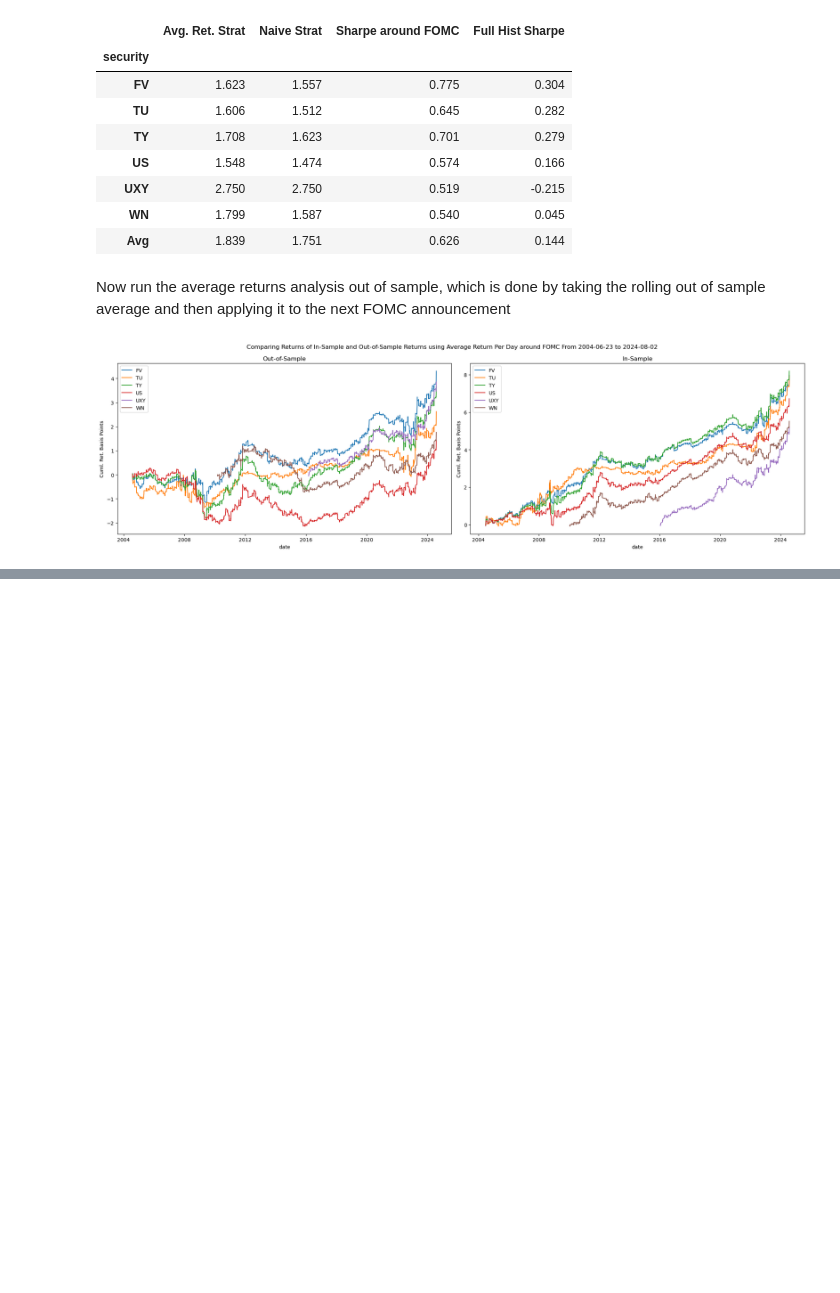
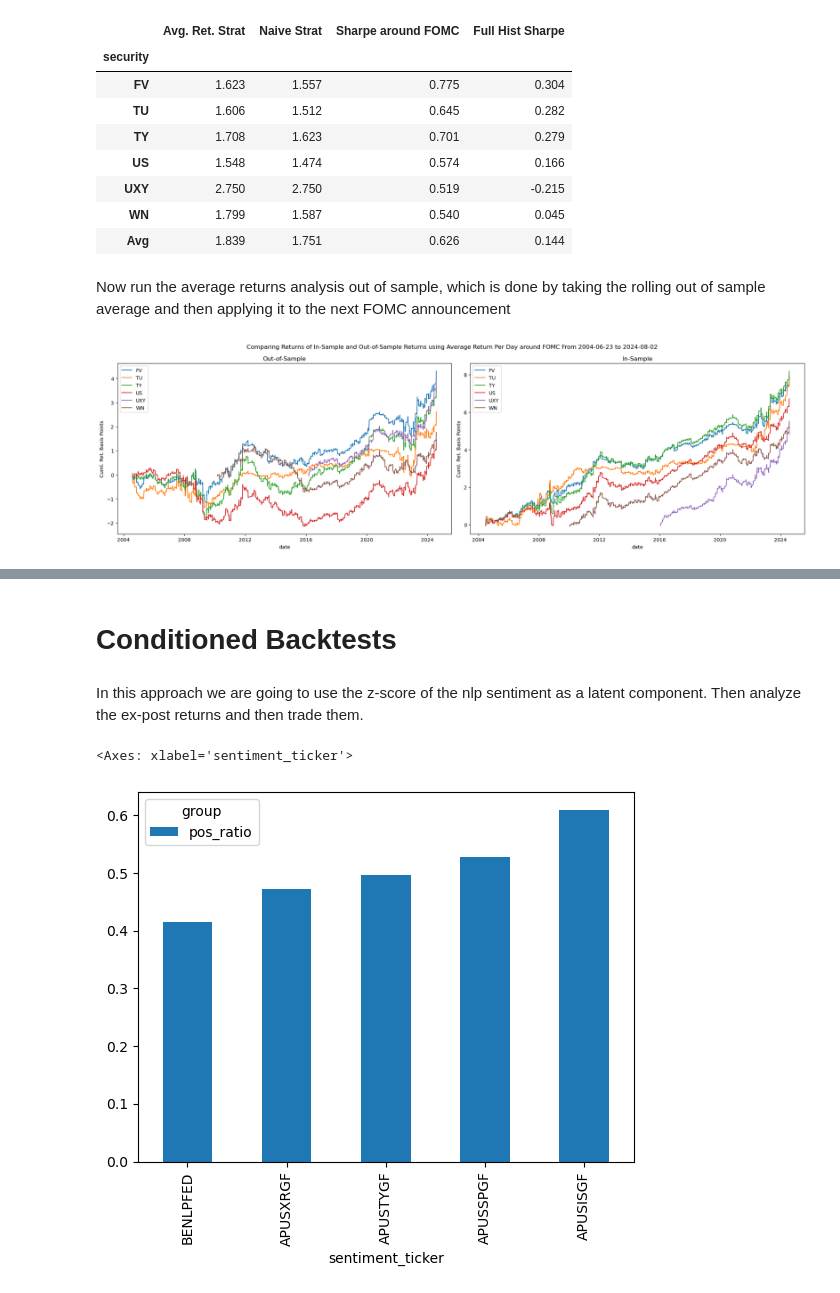
Before and after one commit to diegodalvarez/FOMCDrift, a Jupyter notebook: notebooks/backtests/InitialTsyBacktests.ipynb, the cells around one changed output, grey strips where cells are left out. Drawn from its saved outputs; the diff is of its cells as text; code cells hidden in the pictures; blank space fills up the shorter version.

Commit message:
consolidate backtest 1

```diff
--- a/notebooks/backtests/InitialTsyBacktests.ipynb
+++ b/notebooks/backtests/InitialTsyBacktests.ipynb
@@ -219,0 +234,29 @@ SyntaxError: invalid syntax (834972300.py, line 10)
+# %% [markdown]
+# Conditioned Backtests
+# %% [markdown]
+In this approach we are going to use the z-score of the nlp sentiment as a latent component. Then analyze the ex-post returns and then trade them.
+# %%
+processed_path = os.path.join(process_path, "ProcessedSentimentData.parquet")
+df_zscore      = (pd.read_parquet(
+    path = processed_path, engine = "pyarrow")
+    [["date", "security", "lag_zscore"]])
+# %%
+df_event_group = (df_dates.query(
+    "day == day.max()").
+    merge(right = df_zscore, how = "inner", on = ["date"]).
+    assign(group = lambda x: np.where(x.lag_zscore < 0, "neg_zscore", "pos_zscore"))
+    [["event", "security", "group"]].
+    rename(columns = {"security": "sentiment_ticker"}))
+# %%
+(df_event_group.groupby(
+    ["group", "sentiment_ticker"]).
+    agg("count").
+    reset_index().
+    pivot(index = "sentiment_ticker", columns = "group", values = "event").
+    assign(pos_ratio = lambda x: x.pos_zscore / x.sum(axis = 1))
+    [["pos_ratio"]].
+    sort_values("pos_ratio").
+    plot(kind = "bar"))
+# %% [output]
+<Axes: xlabel='sentiment_ticker'>
+[figure, added]
```
Also changed, not shown: parts of 8 cells of this notebook, 1 other file.
